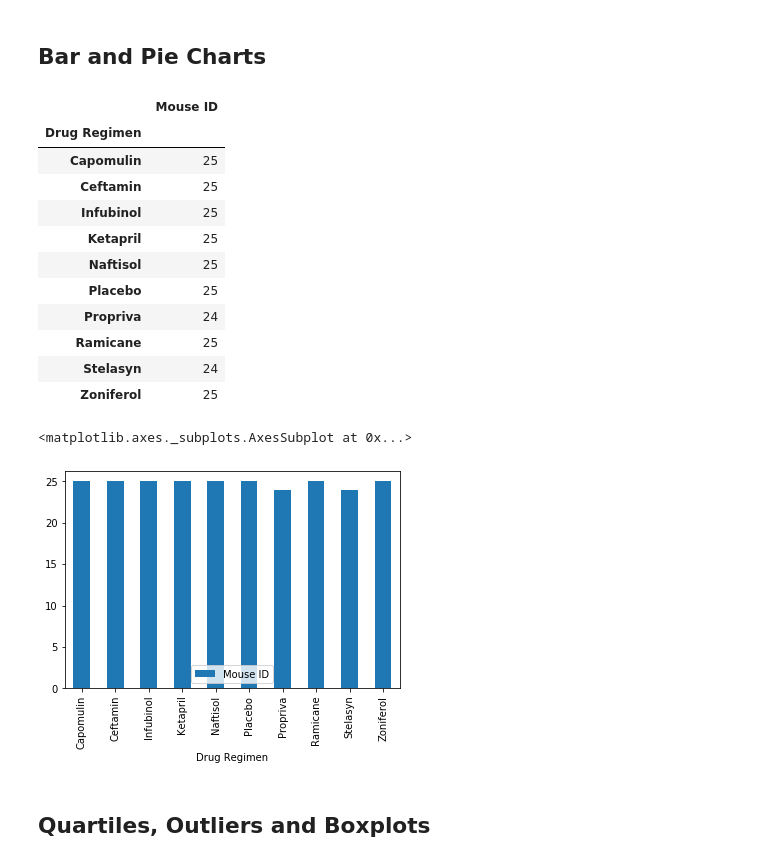
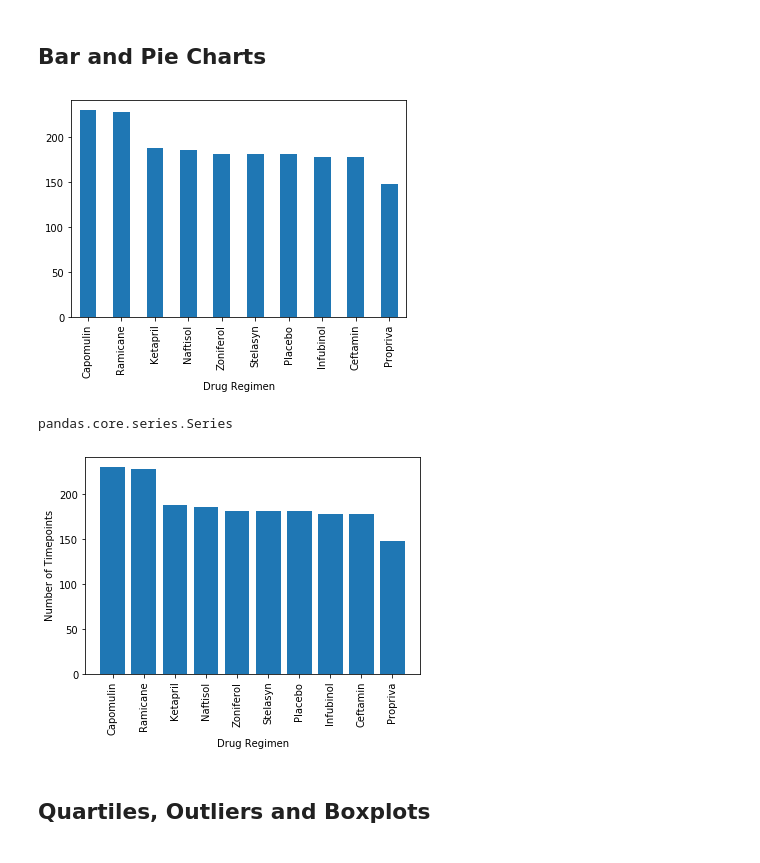
Before and after one commit to jaysueno/pymaceuticals, a Jupyter notebook: Pymaceuticals/jay_v2.ipynb, the cells around one changed output. Saved outputs shown, nothing was run; the diff lists cells and outputs as text; code cells hidden in the pictures.

Commit message:
finish the bar charts in both pandas and pyplot(plt) with customizations.

```diff
--- a/Pymaceuticals/jay_v2.ipynb
+++ b/Pymaceuticals/jay_v2.ipynb
@@ -125,30 +147,25 @@ tumor_df
 # %%
 # Generate a bar plot showing the total number of mice for each treatment throughout the course of the study using pandas.
-
-tumor['Mouse ID'].count()
-
-grouped_df = tumor.agg({"Mouse ID": "nunique"})
-grouped_df
+timepoint = clean_df2.groupby(['Drug Regimen'])['Timepoint'].count()
+timepoint
+timepoint.sort_values(ascending=False).plot.bar()
+plt.show()
 # %% [output]
-|  | Mouse ID |
-| Drug Regimen |  |
-| Capomulin | 25 |
-| Ceftamin | 25 |
-| Infubinol | 25 |
-| Ketapril | 25 |
-| Naftisol | 25 |
-| Placebo | 25 |
-| Propriva | 24 |
-| Ramicane | 25 |
-| Stelasyn | 24 |
-| Zoniferol | 25 |
+[figure, added]
+# %%
+type(timepoint)
+# %% [output]
+pandas.core.series.Series
 # %%
 # Generate a bar plot showing the total number of mice for each treatment throughout the course of the study using pyplot.
-
-grouped_df.plot.bar()
+timepoint_desc = timepoint.sort_values(ascending=False)
+plt.bar(timepoint_desc.index, timepoint_desc.values)
+plt.ylabel('Number of Timepoints', size=10)
+plt.xlabel('Drug Regimen')
+plt.xticks(rotation='vertical') # this is to rotate the x values
+plt.show()
 # %% [output]
-<matplotlib.axes._subplots.AxesSubplot at 0x...>
-[figure, old version]
+[figure, new version]
 # %%
 # Generate a pie plot showing the distribution of female versus male mice using pandas
 # %%
```
Also changed, not shown: parts of 6 cells of this notebook.
